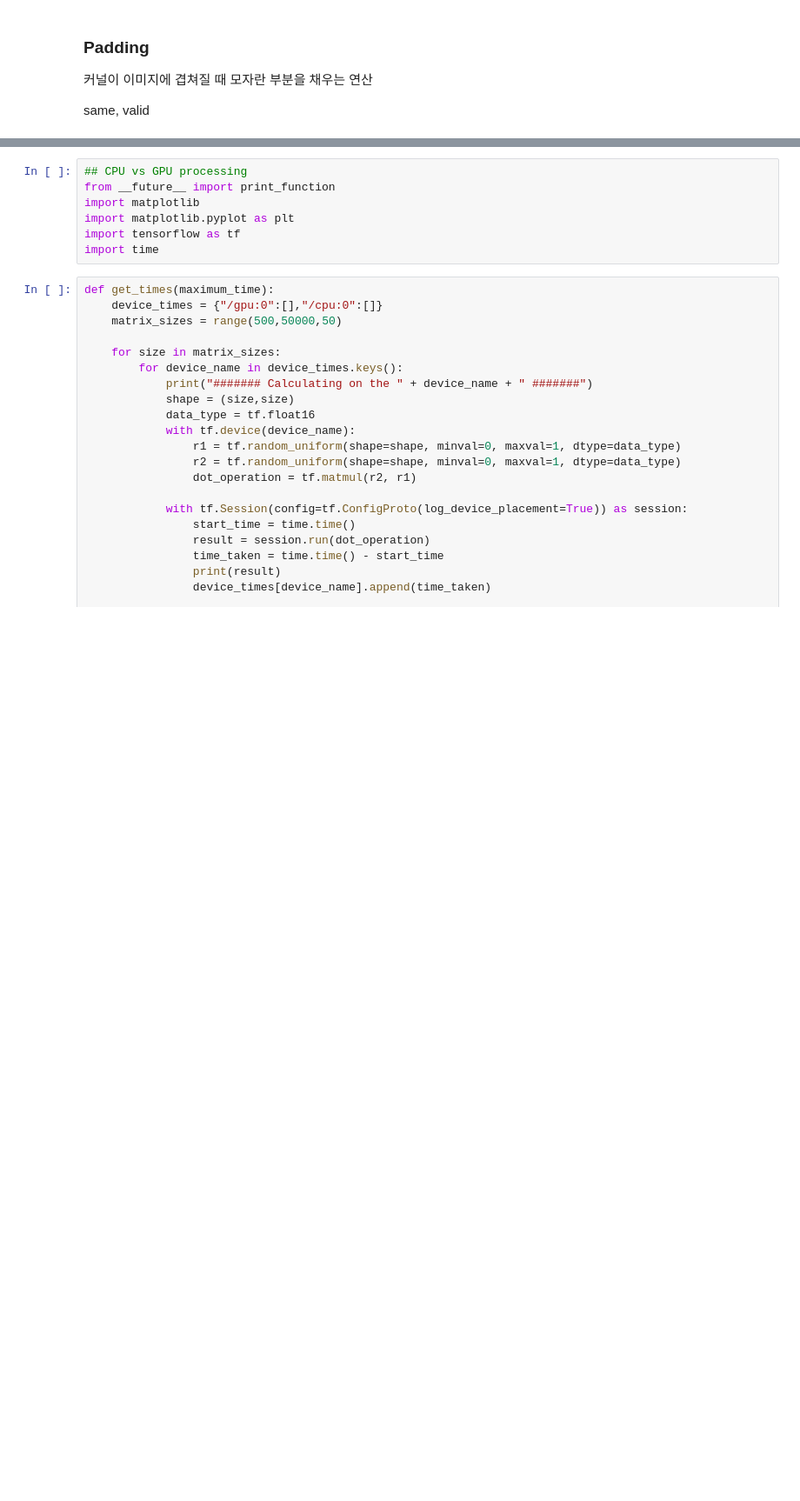
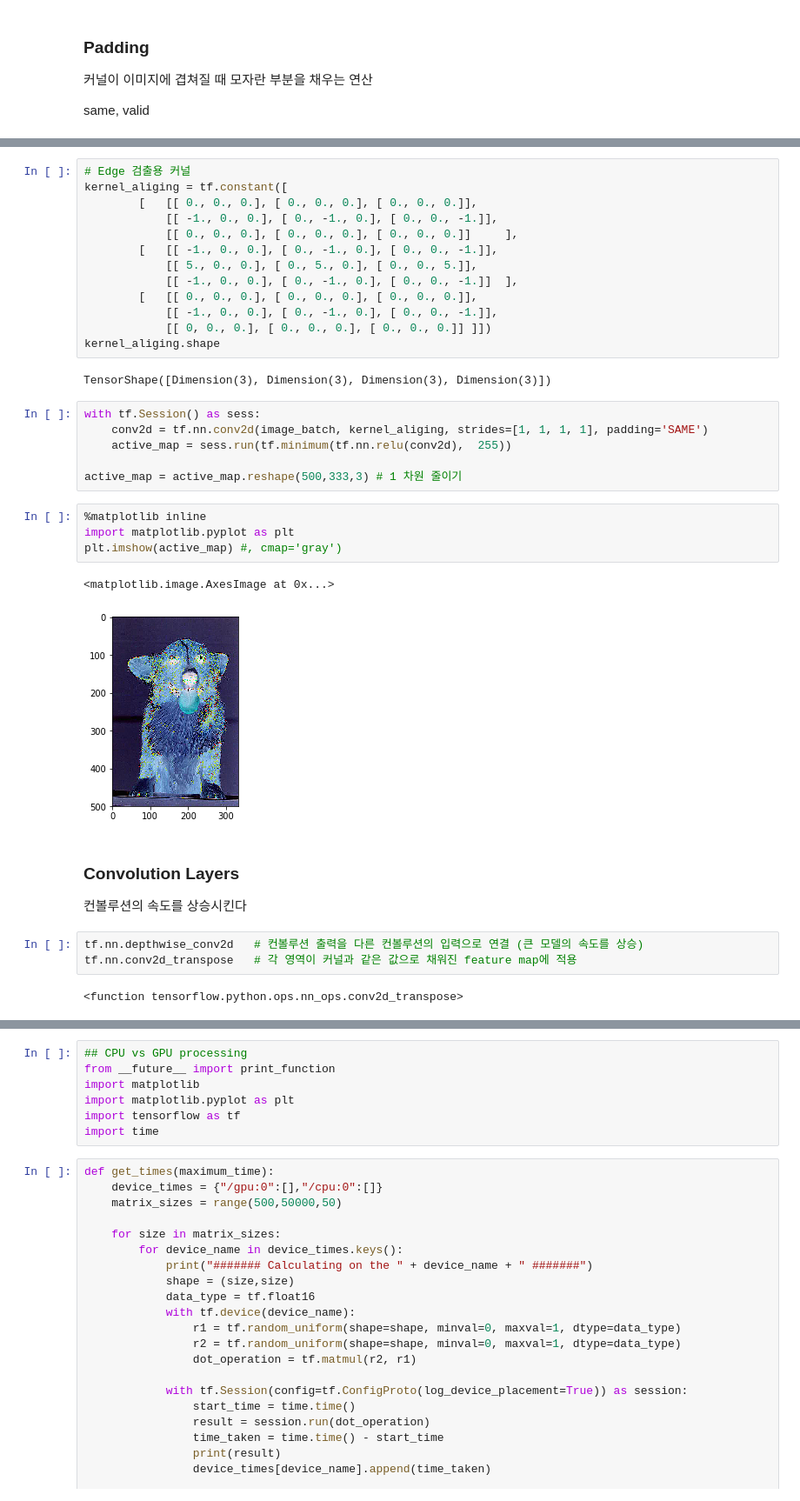
Before and after one commit to Queie/TensorFlow, a Jupyter notebook: 04.Classification.ipynb, the cells around one changed output, grey strips where cells are left out. Shown: that part at 87% size. Drawn from its saved outputs; the diff is of its cells as text; blank space fills up the shorter version.

```diff
--- a/04.Classification.ipynb
+++ b/04.Classification.ipynb
@@ -224,0 +192,36 @@ clf.predict_proba([[2., 2.], [1., 2.]])
+# %%
+# Edge 검출용 커널
+kernel_aliging = tf.constant([
+        [   [[ 0., 0., 0.], [ 0., 0., 0.], [ 0., 0., 0.]],
+            [[ -1., 0., 0.], [ 0., -1., 0.], [ 0., 0., -1.]],
+            [[ 0., 0., 0.], [ 0., 0., 0.], [ 0., 0., 0.]]     ],
+        [   [[ -1., 0., 0.], [ 0., -1., 0.], [ 0., 0., -1.]],
+            [[ 5., 0., 0.], [ 0., 5., 0.], [ 0., 0., 5.]],
+            [[ -1., 0., 0.], [ 0., -1., 0.], [ 0., 0., -1.]]  ],
+        [   [[ 0., 0., 0.], [ 0., 0., 0.], [ 0., 0., 0.]],
+            [[ -1., 0., 0.], [ 0., -1., 0.], [ 0., 0., -1.]],
+            [[ 0, 0., 0.], [ 0., 0., 0.], [ 0., 0., 0.]] ]])
+kernel_aliging.shape
+# %% [output]
+TensorShape([Dimension(3), Dimension(3), Dimension(3), Dimension(3)])
+# %%
+with tf.Session() as sess:
+    conv2d = tf.nn.conv2d(image_batch, kernel_aliging, strides=[1, 1, 1, 1], padding='SAME')
+    active_map = sess.run(tf.minimum(tf.nn.relu(conv2d),  255))
+
+active_map = active_map.reshape(500,333,3) # 1 차원 줄이기
+# %%
+%matplotlib inline
+import matplotlib.pyplot as plt
+plt.imshow(active_map) #, cmap='gray')
+# %% [output]
+<matplotlib.image.AxesImage at 0x...>
+[figure, added]
+# %% [markdown]
+### Convolution Layers
+컨볼루션의 속도를 상승시킨다
+# %%
+tf.nn.depthwise_conv2d   # 컨볼루션 출력을 다른 컨볼루션의 입력으로 연결 (큰 모델의 속도를 상승)
+tf.nn.conv2d_transpose   # 각 영역이 커널과 같은 값으로 채워진 feature map에 적용
+# %% [output]
+<function tensorflow.python.ops.nn_ops.conv2d_transpose>
```
Also changed, not shown: parts of 79 cells of this notebook.
